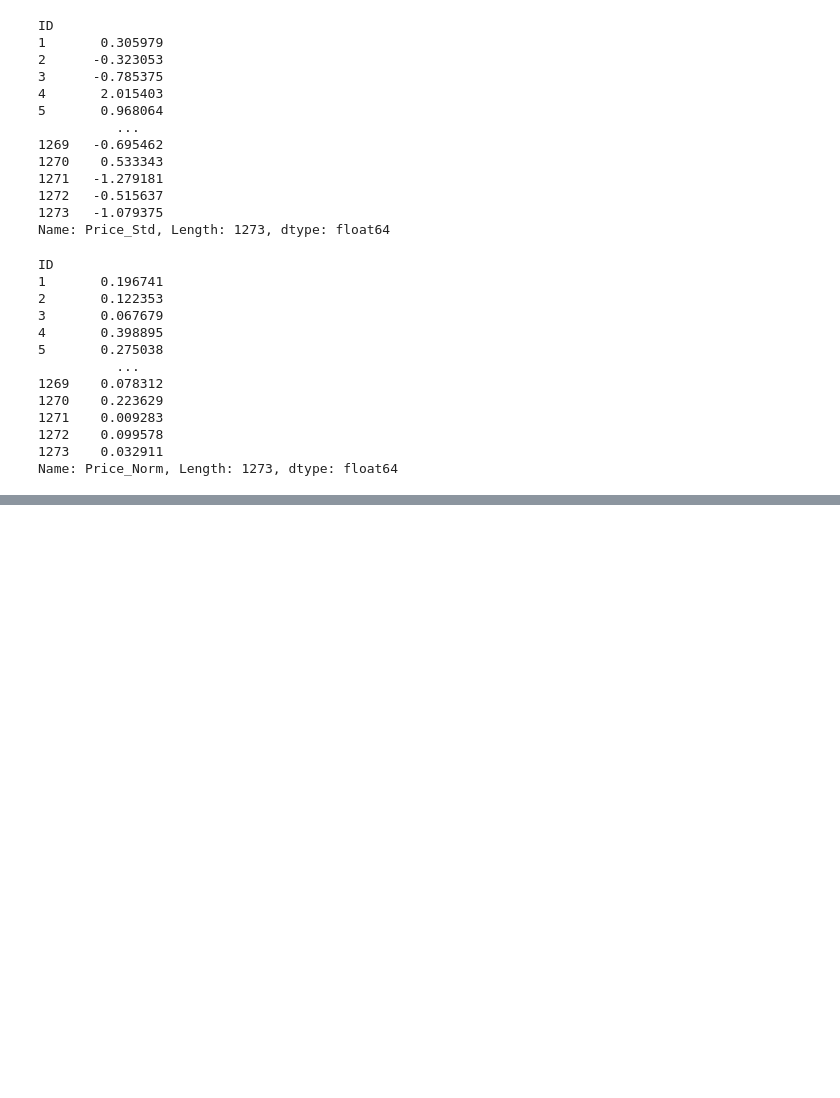
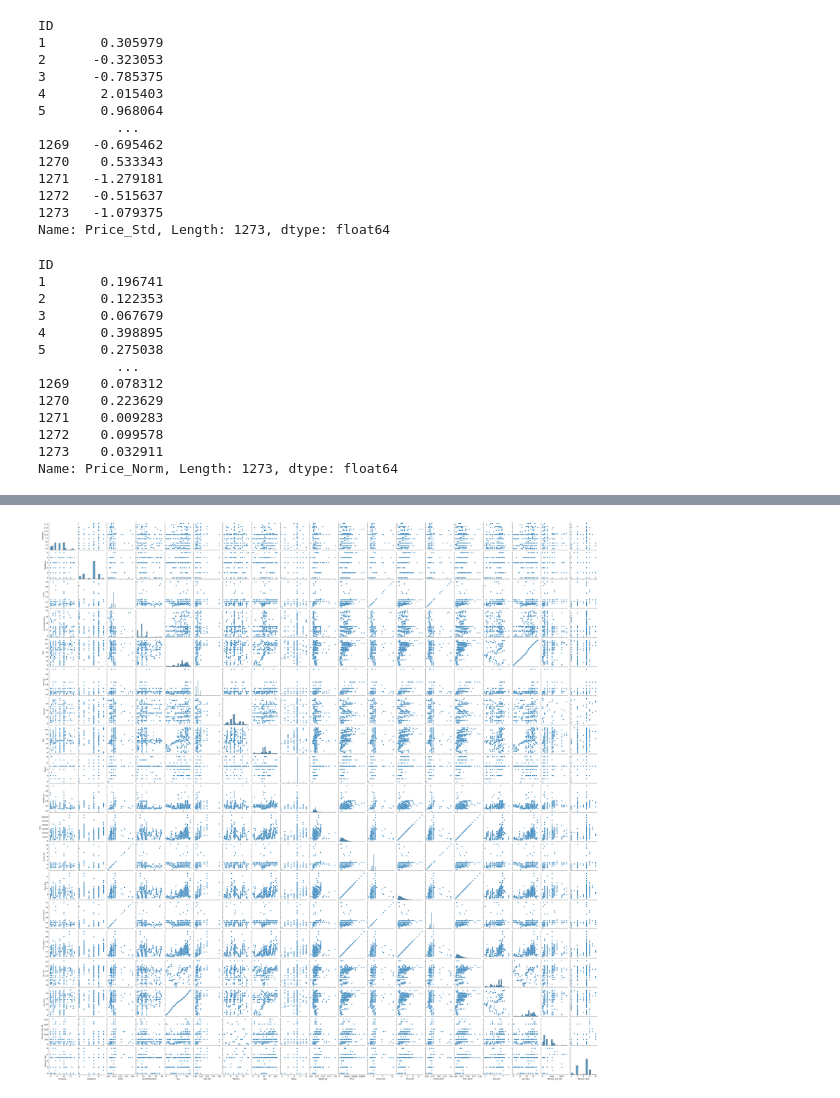
Before and after one commit to khoulaCode/machine-learning-code-orbit, a Jupyter notebook: team_members/from_sulaiman/preprocessing-data.ipynb, the cells around one changed output, grey strips where cells are left out. Cells and saved outputs as stored; diff of their text form; code cells hidden in the pictures; blank space fills up the shorter version.

```diff
--- a/team_members/from_sulaiman/preprocessing-data.ipynb
+++ b/team_members/from_sulaiman/preprocessing-data.ipynb
@@ -272,2 +270,6 @@ AttributeError: Can only use .str accessor with string values!
 # %%
 df.rename(columns={'Ram': 'Ram_GB', 'Weight': 'Weight_kg'}, inplace=True)
+# %%
+df['Cpu GHz'] = df['Cpu'].str.extract(r'([\d\.]+)GHz').astype(float)
+df['Cpu Type'] = df['Cpu'].str.replace(r'[\d\.]+GHz', '', regex=True).str.strip()
+df[['Cpu', 'Cpu Type', 'Cpu GHz']].head()
@@ -294,2 +348,6 @@ memory usage: 159.1+ KB
 # %%
-df
+from sklearn.preprocessing import MinMaxScaler, StandardScaler
+
+
+scalar = MinMaxScaler()
+df[['Inches', 'Ram_GB', 'Weight_kg']] = scalar.fit_transform(df[['Inches', 'Ram_GB', 'Weight_kg']])
@@ -310,0 +354,8 @@ df
+# %%
+from sklearn.preprocessing import LabelEncoder, OneHotEncoder
+
+LabelEncoder = LabelEncoder()
+columns = ['Company','TypeName','ScreenResolution','Cpu','Memory', 'Gpu', 'OpSys', 'Cpu Type', 'Memory_Type']
+for column in columns:
+    df[column] = LabelEncoder.fit_transform(df[column])
+df.info()
@@ -310,0 +439,6 @@ df
+# %%
+import seaborn as sns
+sns.pairplot(df)
+plt.show()
+# %% [output]
+[figure, added]
```
Also changed, not shown: parts of 18 cells of this notebook.
